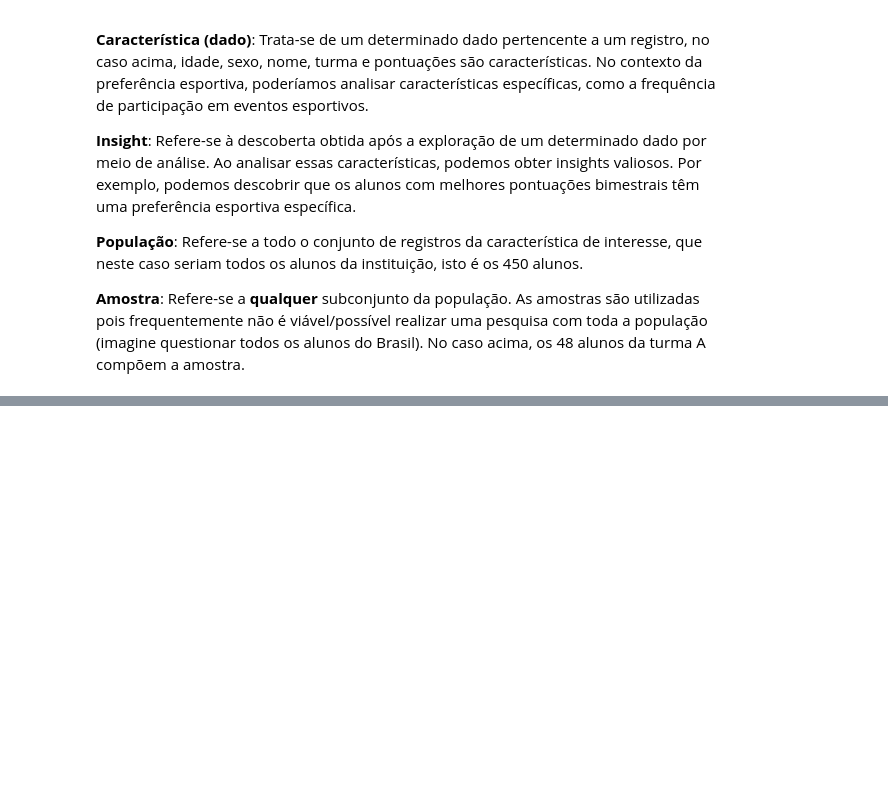
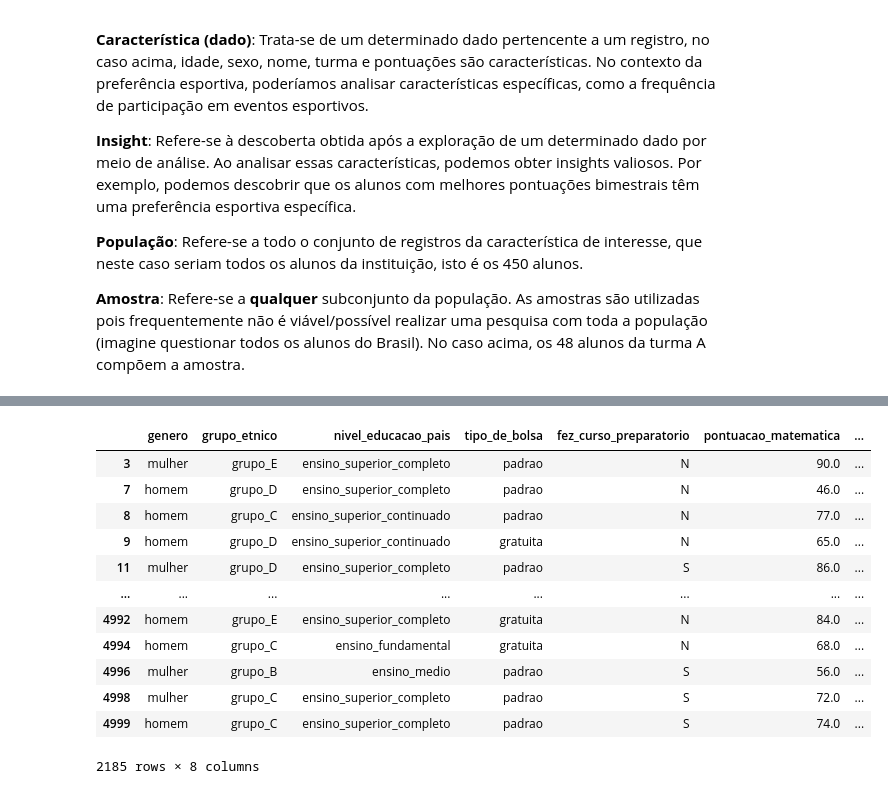
Before and after one commit to CaesarDuarte/data-science-studies, a Jupyter notebook: analise-exploratoria/analise-exploratoria-de-dados.ipynb, the cells around one changed output, grey strips where cells are left out. Saved outputs shown, nothing was run; the diff lists cells and outputs as text; code cells hidden in the pictures; blank space fills up the shorter version.

```diff
--- a/analise-exploratoria/analise-exploratoria-de-dados.ipynb
+++ b/analise-exploratoria/analise-exploratoria-de-dados.ipynb
@@ -74,0 +276,17 @@ import numpy as np # Usaremos a biblioteca numpy para operações matemáticas
+# %%
+# Removendo linhas que apresentem ao menos um valor inválido - O dataframe original permanece
+df_sujo.dropna()
+# %% [output]
+|  | genero | grupo_etnico | nivel_educacao_pais | tipo_de_bolsa | fez_curso_preparatorio | pontuacao_matematica | ... |
+| 3 | mulher | grupo_E | ensino_superior_completo | padrao | N | 90.0 | ... |
+| 7 | homem | grupo_D | ensino_superior_completo | padrao | N | 46.0 | ... |
+| 8 | homem | grupo_C | ensino_superior_continuado | padrao | N | 77.0 | ... |
+| 9 | homem | grupo_D | ensino_superior_continuado | gratuita | N | 65.0 | ... |
+| 11 | mulher | grupo_D | ensino_superior_completo | padrao | S | 86.0 | ... |
+| ... | ... | ... | ... | ... | ... | ... | ... |
+| 4992 | homem | grupo_E | ensino_superior_completo | gratuita | N | 84.0 | ... |
+| 4994 | homem | grupo_C | ensino_fundamental | gratuita | N | 68.0 | ... |
+| 4996 | mulher | grupo_B | ensino_medio | padrao | S | 56.0 | ... |
+| 4998 | mulher | grupo_C | ensino_superior_completo | padrao | S | 72.0 | ... |
+| 4999 | homem | grupo_C | ensino_superior_completo | padrao | S | 74.0 | ... |
+2185 rows × 8 columns
```
Also changed, not shown: parts of 42 cells of this notebook, 1 other file.
